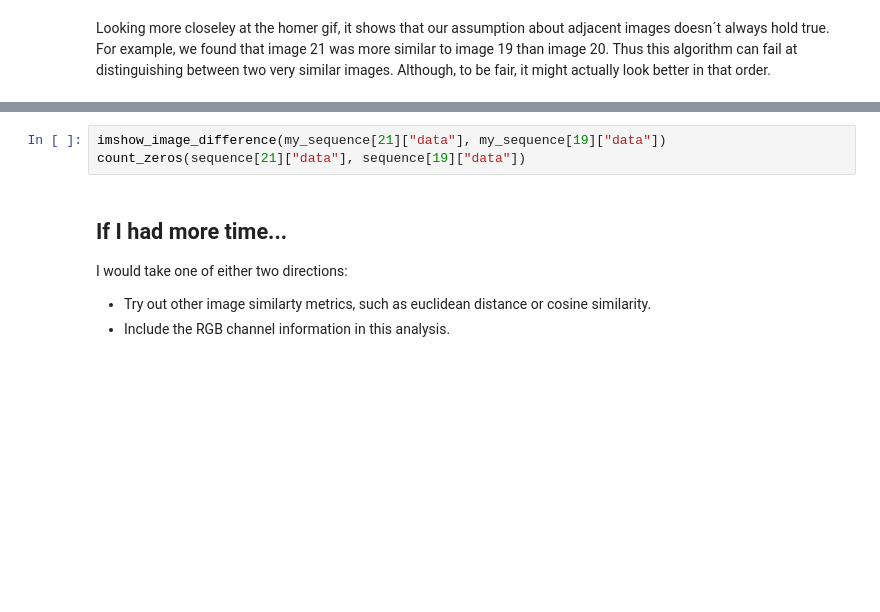
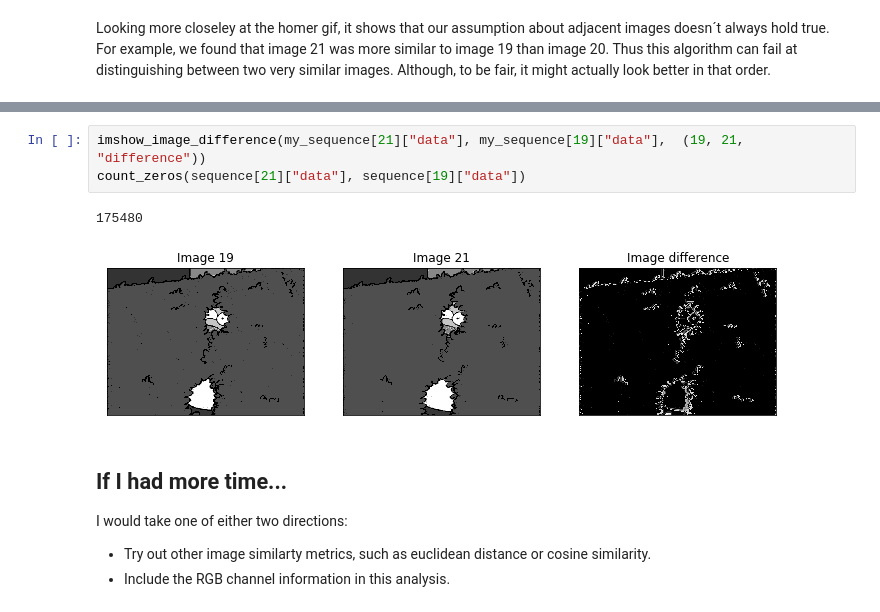
Before and after one commit to melisatallis/falco_problemita, a Jupyter notebook: order_image_sequence.ipynb, the cells around one changed output, grey strips where cells are left out. Cells and saved outputs as stored; diff of their text form; blank space fills up the shorter version.

```diff
--- a/order_image_sequence.ipynb
+++ b/order_image_sequence.ipynb
@@ -265,6 +332,9 @@ count_zeros(sequence[20]["data"],sequence[19]["data"])
 # %%
-imshow_image_difference(my_sequence[21]["data"], my_sequence[19]["data"])
+imshow_image_difference(my_sequence[21]["data"], my_sequence[19]["data"],  (19, 21, "difference"))
 count_zeros(sequence[21]["data"], sequence[19]["data"])
+# %% [output]
+175480
+[figure, added]
 # %% [markdown]
 ## If I had more time...
 I would take one of either two directions:
```
Also changed, not shown: parts of 12 cells of this notebook, 1 other file.
